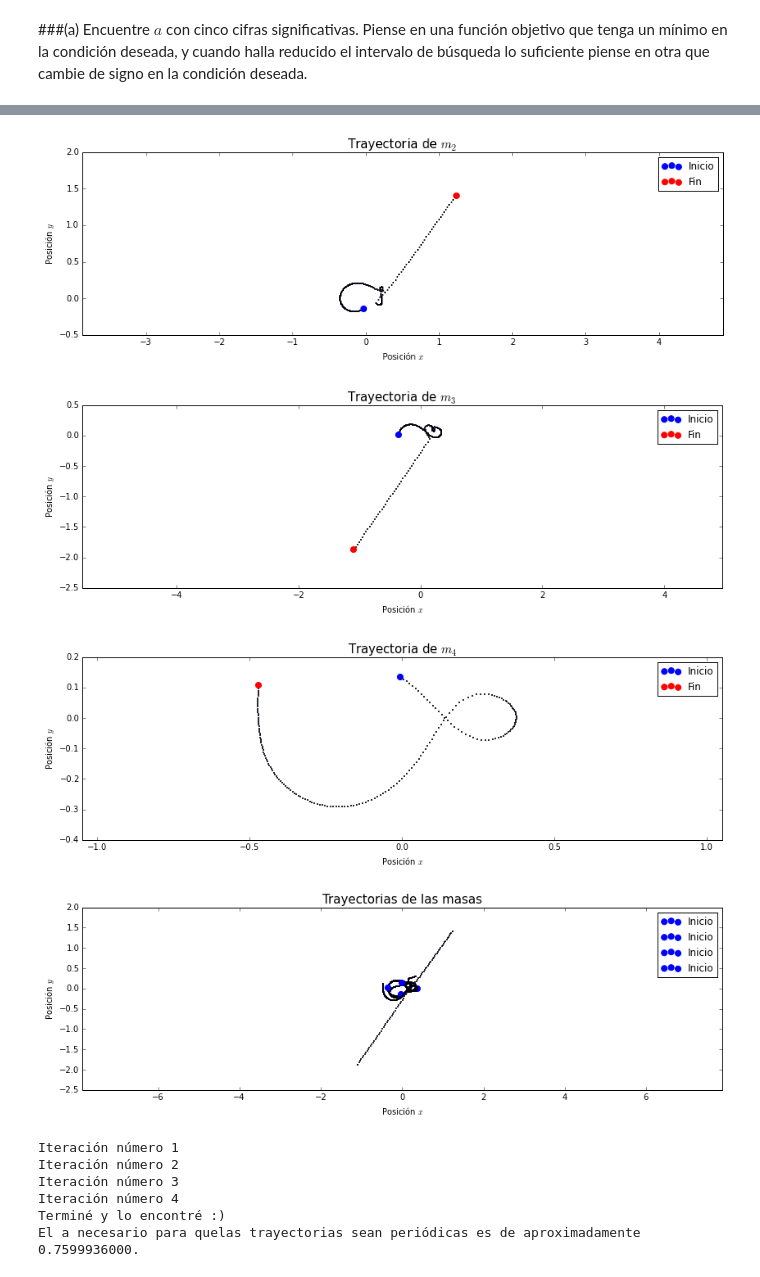
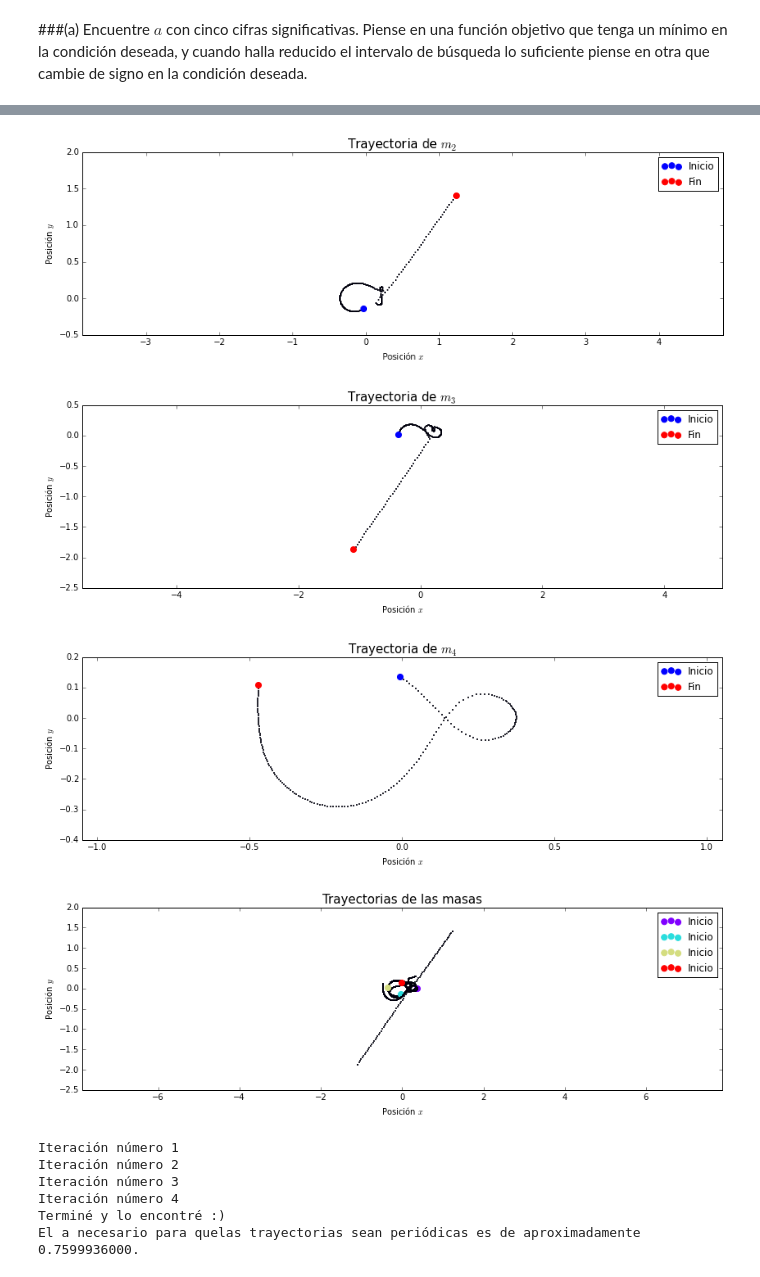
Before and after one commit to ArturoVelasquez/MC-1, a Jupyter notebook: Tareas/HW5/HW5.ipynb, the cells around one changed output, grey strips where cells are left out. Cells and saved outputs as stored; diff of their text form; code cells hidden in the pictures.

Commit message:
Actualizados colores de graficador y simulación

```diff
--- a/Tareas/HW5/HW5.ipynb
+++ b/Tareas/HW5/HW5.ipynb
@@ -63,12 +64,13 @@ def simulacion(numIter=100,tmax=1,Y=-1,**kwargs):
 #Se pasa por parámetro la historia de la simulación y la trayectoria de la masa que se quiere graficar
 #Si no se pasa ninguna masa por parámetro (o se iguala a 0) muestra la trayectoria de todas las masas
 def graficador(history,masa=0,**args):
+    colors = cm.rainbow(np.linspace(0, 1, len(history[0])/2))
     if (masa == 0):
         plt.figure(figsize=(14,4))
         plt.axis('equal')
         for i in range(0,(int(len(history[0]))),2):
             plt.scatter(history[:,i][:,0],history[:,i][:,1],s=1)
-            plt.scatter(history[:,i][:,0][0],history[:,i][:,1][0],s=50,label="Inicio",color='blue')
+            plt.scatter(history[:,i][:,0][0],history[:,i][:,1][0],s=50,label="Inicio",color=colors[int(i/2)])
         plt.legend(loc=0)
         plt.xlabel('Posición $x$')
         plt.ylabel('Posición $y$')
@@ -243,20 +264,20 @@ def Y4(a):
     #Se crean los vectores que con la información inicial de las masas
     return(np.array([r1,v1,r2,v2,r3,v3,r4,v4]))
 # %%
-Y4 = Y4(a=0.70)
+YN4 = Y4(a=0.70)
 # %% [markdown]
 ###(a)  Encuentre $a$ con cinco cifras significativas. Piense en una función objetivo que tenga un mínimo en la condición deseada, y cuando halla reducido el intervalo de búsqueda lo suficiente piense en otra que cambie de signo en la condición deseada.
 # %%
-hist=simulacion(numIter=200,Y=Y4,tmax=1)
+hist=simulacion(numIter=200,Y=YN4,tmax=1)
 graficador(hist,masa=1)
 graficador(hist,masa=2)
 graficador(hist,masa=3)
 graficador(hist,masa=4)
 graficador(hist,masa=0)
 # %% [output]
 [figure]
 [figure]
 [figure]
 [figure]
-[figure, old version]
+[figure, new version]
 # %%
```
Also changed, not shown: parts of 13 cells of this notebook, 4 other files.
